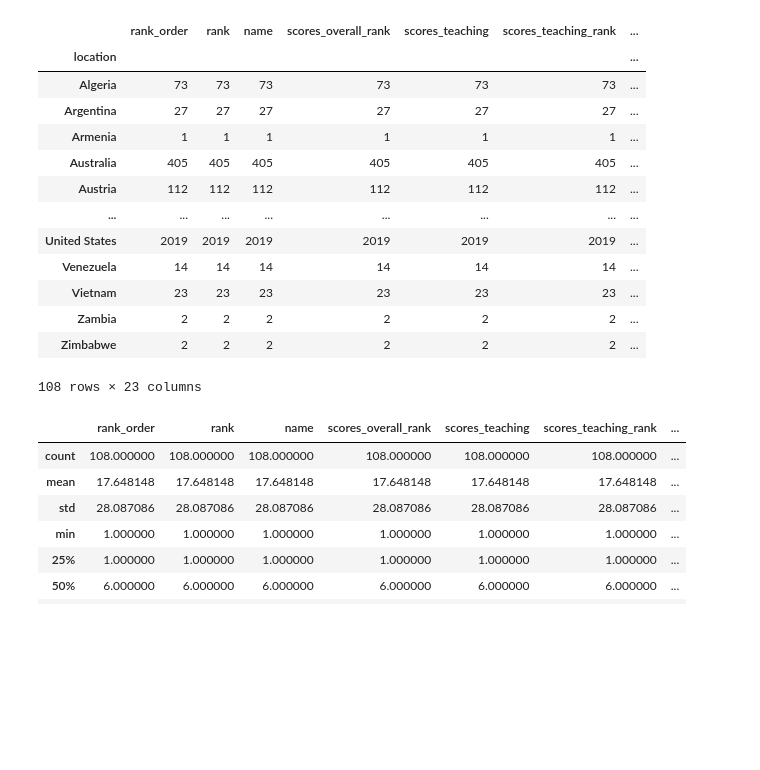
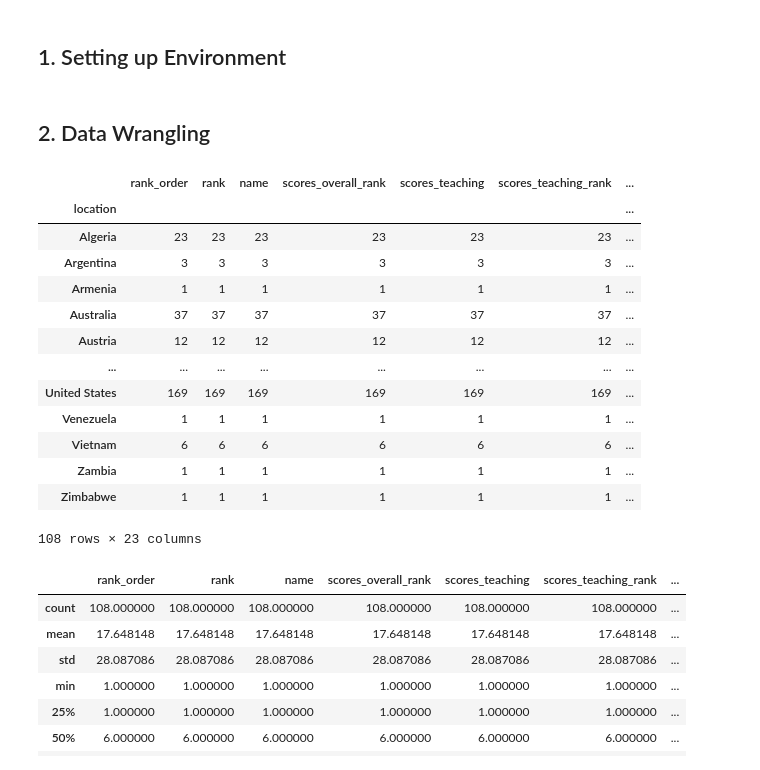
Before and after one commit to noromero/2024-World-University-Rankings-Analysis, a Jupyter notebook: 03 Scripts/6.3 - Geographical Visualizations.ipynb, the cells around one changed output. Drawn from its saved outputs; the diff is of its cells as text; code cells hidden in the pictures; blank space fills up the shorter version.

```diff
--- a/03 Scripts/6.3 - Geographical Visualizations.ipynb
+++ b/03 Scripts/6.3 - Geographical Visualizations.ipynb
@@ -1,3 +9,5 @@
+# %% [markdown]
+## 1. Setting up Environment
 # %%
 import pandas as pd
 import numpy as np
@@ -23,22 +32,24 @@ country_geo = r'/Users/Norberto/Desktop/2024 World University Rankings Analysis/
 # reading data file
 rankings = pd.read_csv(os.path.join(path, '02 Data', 'Prepared', 'rankings_merged.csv'))
+# %% [markdown]
+## 2. Data Wrangling
 # %%
 # grouping data by location
-rankings.groupby(['location']).count()
+rankings[rankings['year']==2024].groupby(['location']).count()
 # %% [output]
 |  | rank_order | rank | name | scores_overall_rank | scores_teaching | scores_teaching_rank | ... |
 | location |  |  |  |  |  |  | ... |
-| Algeria | 73 | 73 | 73 | 73 | 73 | 73 | ... |
-| Argentina | 27 | 27 | 27 | 27 | 27 | 27 | ... |
+| Algeria | 23 | 23 | 23 | 23 | 23 | 23 | ... |
+| Argentina | 3 | 3 | 3 | 3 | 3 | 3 | ... |
 | Armenia | 1 | 1 | 1 | 1 | 1 | 1 | ... |
-| Australia | 405 | 405 | 405 | 405 | 405 | 405 | ... |
-| Austria | 112 | 112 | 112 | 112 | 112 | 112 | ... |
+| Australia | 37 | 37 | 37 | 37 | 37 | 37 | ... |
+| Austria | 12 | 12 | 12 | 12 | 12 | 12 | ... |
 | ... | ... | ... | ... | ... | ... | ... | ... |
-| United States | 2019 | 2019 | 2019 | 2019 | 2019 | 2019 | ... |
-| Venezuela | 14 | 14 | 14 | 14 | 14 | 14 | ... |
-| Vietnam | 23 | 23 | 23 | 23 | 23 | 23 | ... |
-| Zambia | 2 | 2 | 2 | 2 | 2 | 2 | ... |
-| Zimbabwe | 2 | 2 | 2 | 2 | 2 | 2 | ... |
+| United States | 169 | 169 | 169 | 169 | 169 | 169 | ... |
+| Venezuela | 1 | 1 | 1 | 1 | 1 | 1 | ... |
+| Vietnam | 6 | 6 | 6 | 6 | 6 | 6 | ... |
+| Zambia | 1 | 1 | 1 | 1 | 1 | 1 | ... |
+| Zimbabwe | 1 | 1 | 1 | 1 | 1 | 1 | ... |
 108 rows × 23 columns
 # %%
 # looking at data for 2024
```
Also changed, not shown: parts of 32 cells of this notebook, 1 other file.
